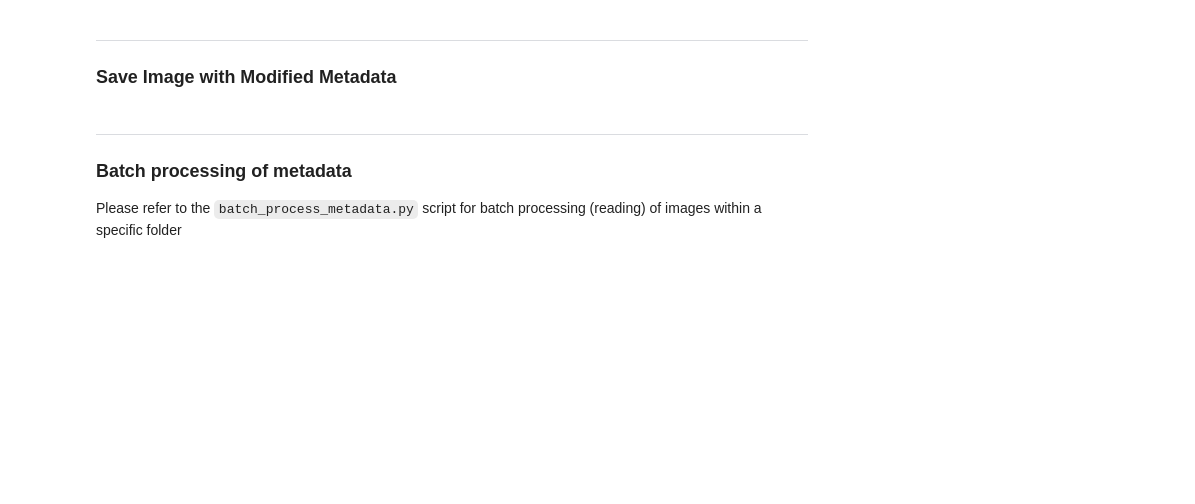
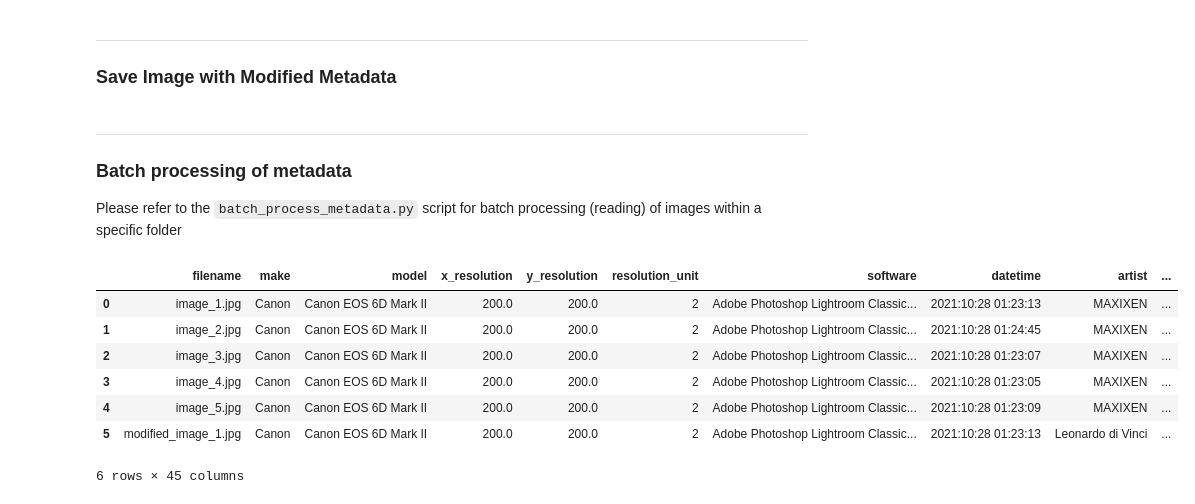
Before and after one commit to kennethleungty/Image-Metadata-Exif, a Jupyter notebook: Image_Metadata_Extraction_EXIF.ipynb, the cells around one changed output. Cells and saved outputs as stored; diff of their text form; code cells hidden in the pictures; blank space fills up the shorter version.

Commit message:
Add batch processing py script

```diff
--- a/Image_Metadata_Extraction_EXIF.ipynb
+++ b/Image_Metadata_Extraction_EXIF.ipynb
@@ -263,3 +265,43 @@ with open(f'{folder_path}/modified_{img_filename}', 'wb') as new_image_file:
 ___
 ### Batch processing of metadata
 Please refer to the `batch_process_metadata.py` script for batch processing (reading) of images within a specific folder
+# %%
+def batch_process(folder_path):
+    img_filetypes = ['jpg', 'jpeg', 'png', 'tif', 'tiff', 'bmp']
+    df = pd.DataFrame()
+
+    for filename in os.listdir(folder_path):
+        if filename.split('.')[-1] not in img_filetypes:
+            print(f'[+] Skipping {filename} because it is not an image file')
+        else:
+            img_path = f'{folder_path}/{filename}'
+            with open(img_path, 'rb') as img_file:
+                img = Image(img_file)
+                if not img.has_exif:
+                    print(f'[+] Skipping {filename} because it does not have EXIF metadata')
+                else:
+                    dict_i = {}
+                    dict_i["filename"] = filename
+
+                    attr_list = img.list_all()
+                    for attr in attr_list:
+                        value = img.get(attr)
+                        dict_i[attr] = value
+
+                    df_i = pd.DataFrame([dict_i], columns=dict_i.keys())
+                    df = df.append(df_i, ignore_index=True)
+
+
+
+    return df
+# %%
+batch_process(folder_path)
+# %% [output]
+|  | filename | make | model | x_resolution | y_resolution | resolution_unit | software | datetime | artist | ... |
+| 0 | image_1.jpg | Canon | Canon EOS 6D Mark II | 200.0 | 200.0 | 2 | Adobe Photoshop Lightroom Classic... | 2021:10:28 01:23:13 | MAXIXEN | ... |
+| 1 | image_2.jpg | Canon | Canon EOS 6D Mark II | 200.0 | 200.0 | 2 | Adobe Photoshop Lightroom Classic... | 2021:10:28 01:24:45 | MAXIXEN | ... |
+| 2 | image_3.jpg | Canon | Canon EOS 6D Mark II | 200.0 | 200.0 | 2 | Adobe Photoshop Lightroom Classic... | 2021:10:28 01:23:07 | MAXIXEN | ... |
+| 3 | image_4.jpg | Canon | Canon EOS 6D Mark II | 200.0 | 200.0 | 2 | Adobe Photoshop Lightroom Classic... | 2021:10:28 01:23:05 | MAXIXEN | ... |
+| 4 | image_5.jpg | Canon | Canon EOS 6D Mark II | 200.0 | 200.0 | 2 | Adobe Photoshop Lightroom Classic... | 2021:10:28 01:23:09 | MAXIXEN | ... |
+| 5 | modified_image_1.jpg | Canon | Canon EOS 6D Mark II | 200.0 | 200.0 | 2 | Adobe Photoshop Lightroom Classic... | 2021:10:28 01:23:13 | Leonardo di Vinci | ... |
+6 rows × 45 columns
```
Also changed, not shown: parts of 1 cell of this notebook, 4 other files.
